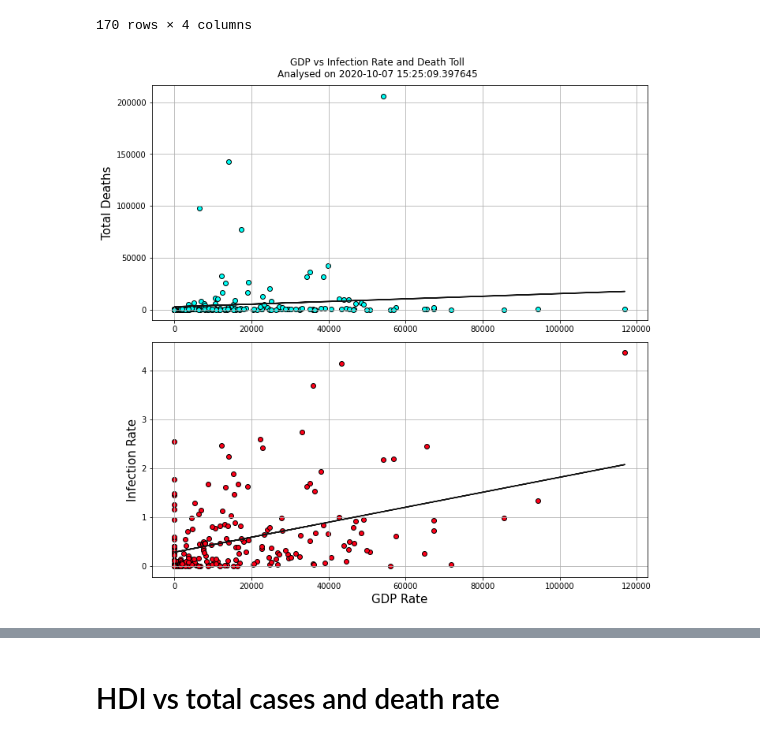
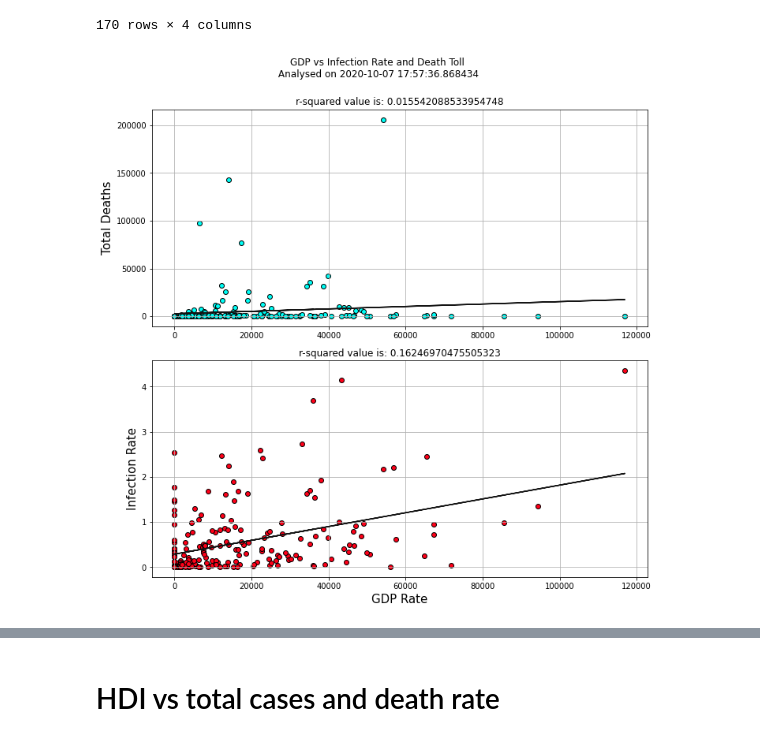
Before and after one commit to skumble27/COVID-19-Causation, a Jupyter notebook: Covid19Analysis.ipynb, the cells around one changed output, grey strips where cells are left out. Saved outputs shown, nothing was run; the diff lists cells and outputs as text; code cells hidden in the pictures.

```diff
--- a/Covid19Analysis.ipynb
+++ b/Covid19Analysis.ipynb
@@ -441,36 +596,38 @@ gdp_slope, gdp_int, gdp_r, gdp_p, gdp_stderr = st.linregress(x_gdp, y_td)
 gdpdr_line_eq = f'y = {str(round(gdp_slope,2))}x + {str(round(gdp_int,2))}'
 
 gdpdr_best_fit = x_gdp * gdp_slope + gdp_int
 
-#----------------------------------#
 # Linear Regression for GDP vs Infection Rate
 
 gdpinf_slope, gdpinf_int, gdpinf_r, gdpinf_p, gdpinf_stderr = st.linregress(x_gdp,y_inf_rate)
 
 gdpinf_line_eq = f'y = {str(round(gdpinf_slope,2))}x + {str(round(gdpinf_int,2))}'
 
 gdpinf_best_fit = x_gdp * gdpinf_slope + gdpinf_int
 
 # Plotting
 
 fig2, ax2 = plt.subplots(2)
 fig2.set_size_inches(10,10)
-fig2.suptitle(f'GDP vs Infection Rate and Death Toll\nAnalysed on {current_time}')
+fig2.suptitle(f'GDP vs Infection Rate and Death Toll\n Analysed on {current_time}\n')
 plt.xlabel('GDP Rate', fontsize=15)
 
 ax2[0].scatter(x_gdp, y_td, edgecolor='black', c='#00fff7')
 ax2[0].set_ylabel('Total Deaths',fontsize=15)
 ax2[0].plot(x_gdp, gdpdr_best_fit, c='#141414')
+ax2[0].set_title(f'r-squared value is: {gdp_r**2}')
 
 ax2[1].scatter(x_gdp, y_inf_rate, edgecolor='black', c='#ff0019')
 ax2[1].set_ylabel('Infection Rate',fontsize=15)
-ax2[0].plot(x_gdp, gdpinf_best_fit, c='#141414')
+ax2[1].plot(x_gdp, gdpinf_best_fit, c='#141414')
+ax2[1].set_title(f'r-squared value is: {gdpinf_r**2}')
 
 fig2.tight_layout()
 ax2[0].grid(True)
 ax2[1].grid(True)
+plt.savefig('Images\gdp_death_rate_infection.png')
 plt.show()
 # %% [output]
-[figure, old version]
+[figure, new version]
 # %%
 # %% [output]
```
Also changed, not shown: parts of 10 cells of this notebook, 3 other files.
